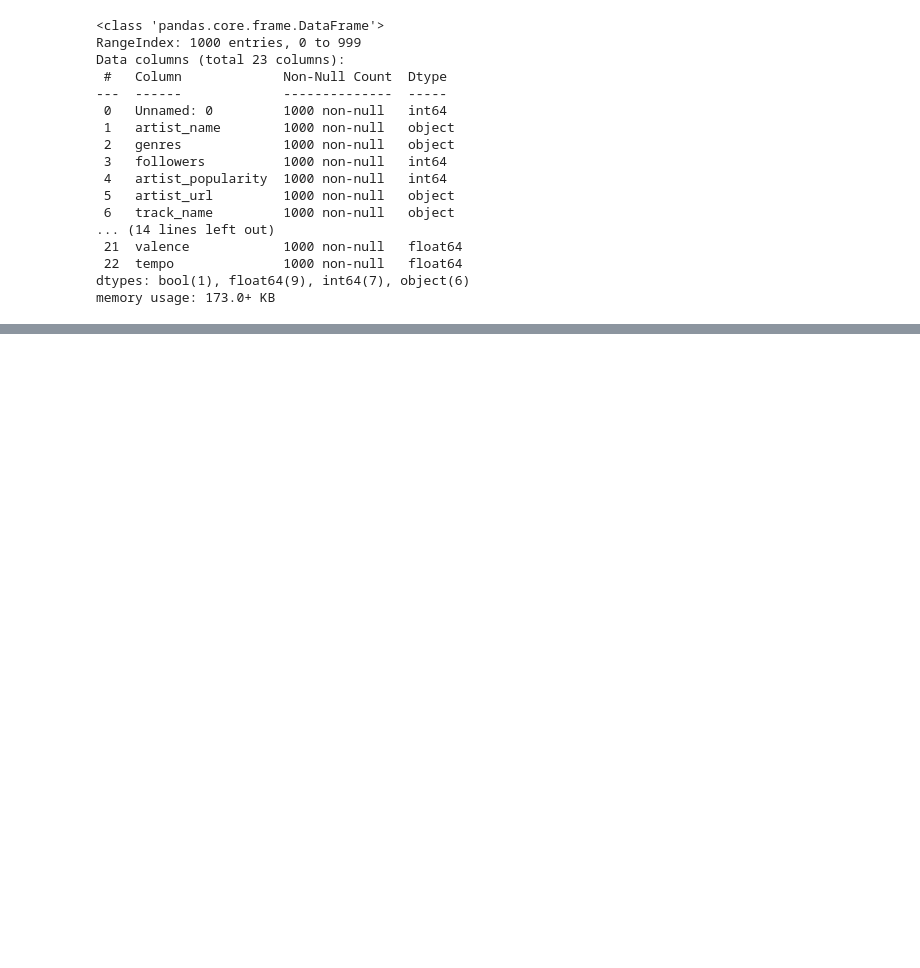
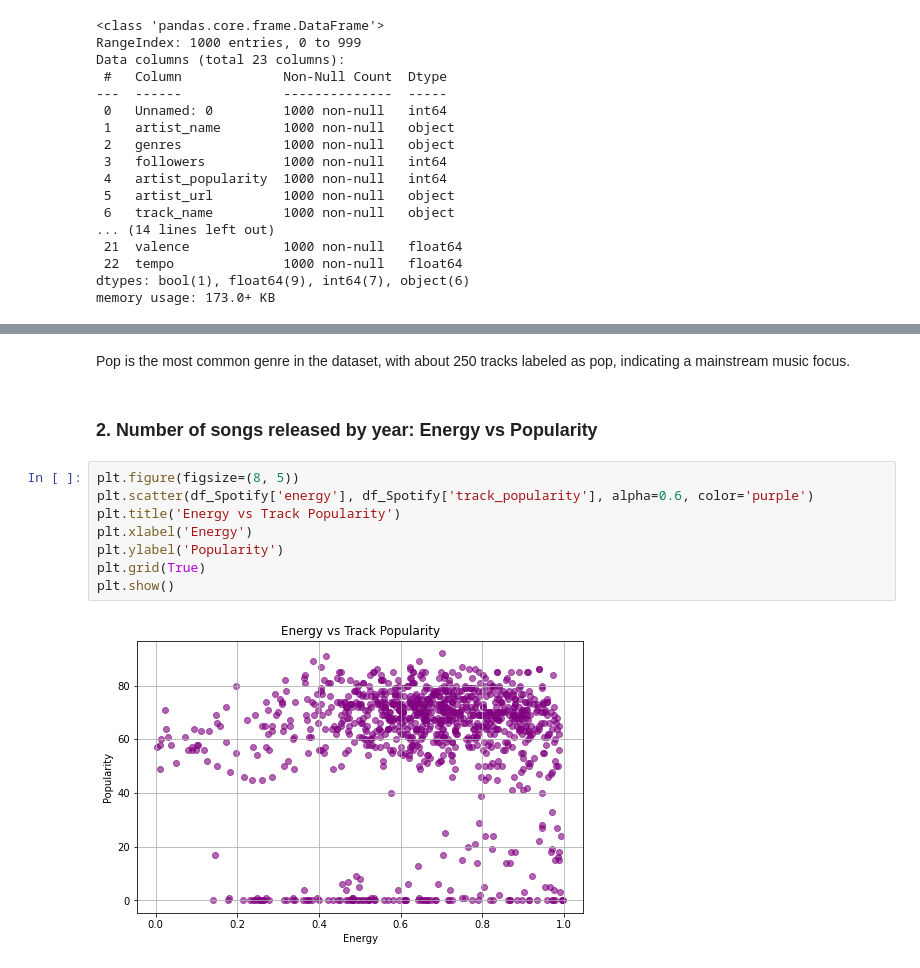
Before and after one commit to FGithaiga/SPOTIFY-SONGS-ARTISTS, a Jupyter notebook: index.ipynb, the cells around one changed output, grey strips where cells are left out. Cells and saved outputs as stored; diff of their text form; blank space fills up the shorter version.

```diff
--- a/index.ipynb
+++ b/index.ipynb
@@ -116,0 +134,14 @@ df_Spotify.to_excel('Data/Spotifydataset_cleaned.xlsx', index=False)
+# %% [markdown]
+Pop is the most common genre in the dataset, with about 250 tracks labeled as pop, indicating a mainstream music focus.
+# %% [markdown]
+### **2. Number of songs released by year: Energy vs Popularity**
+# %%
+plt.figure(figsize=(8, 5))
+plt.scatter(df_Spotify['energy'], df_Spotify['track_popularity'], alpha=0.6, color='purple')
+plt.title('Energy vs Track Popularity')
+plt.xlabel('Energy')
+plt.ylabel('Popularity')
+plt.grid(True)
+plt.show()
+# %% [output]
+[figure, added]
```
Also changed, not shown: parts of 12 cells of this notebook.
